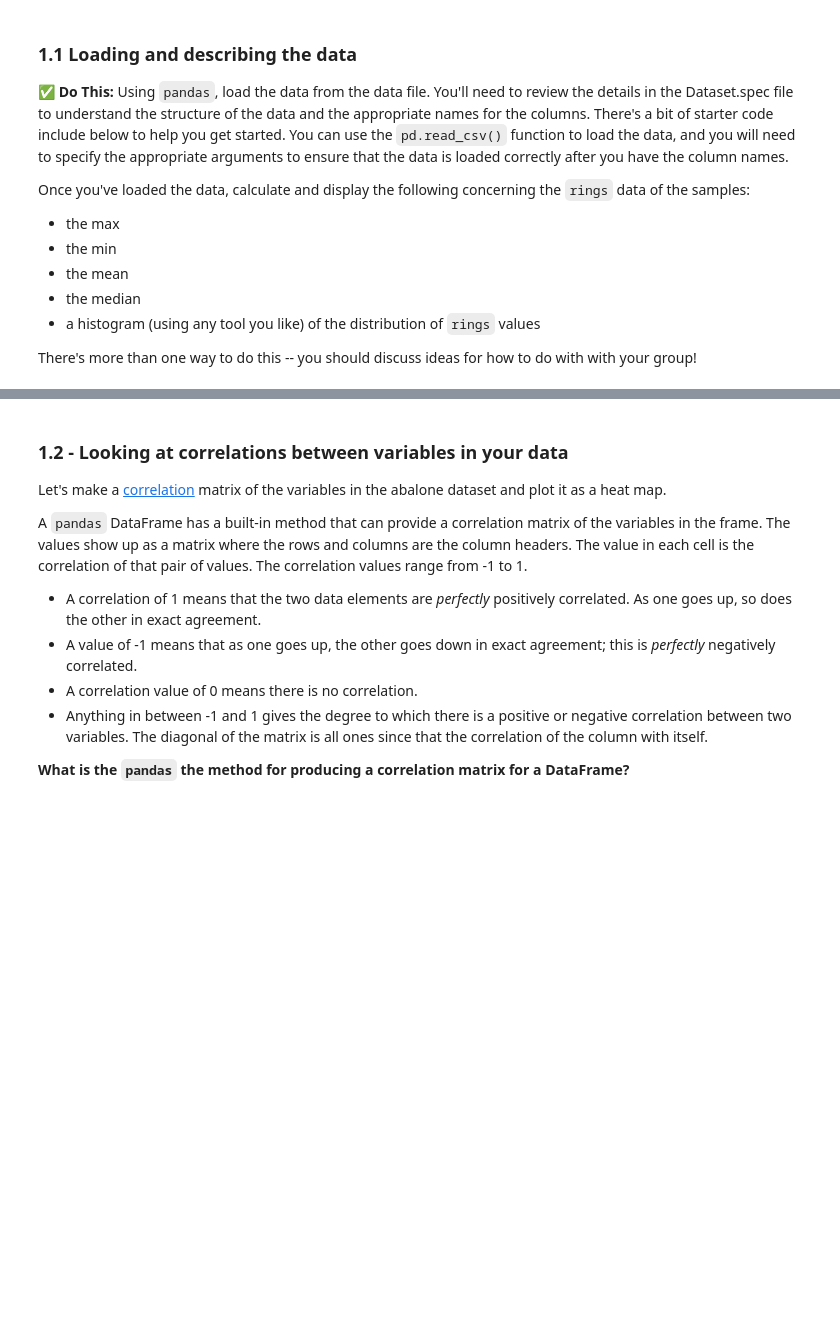
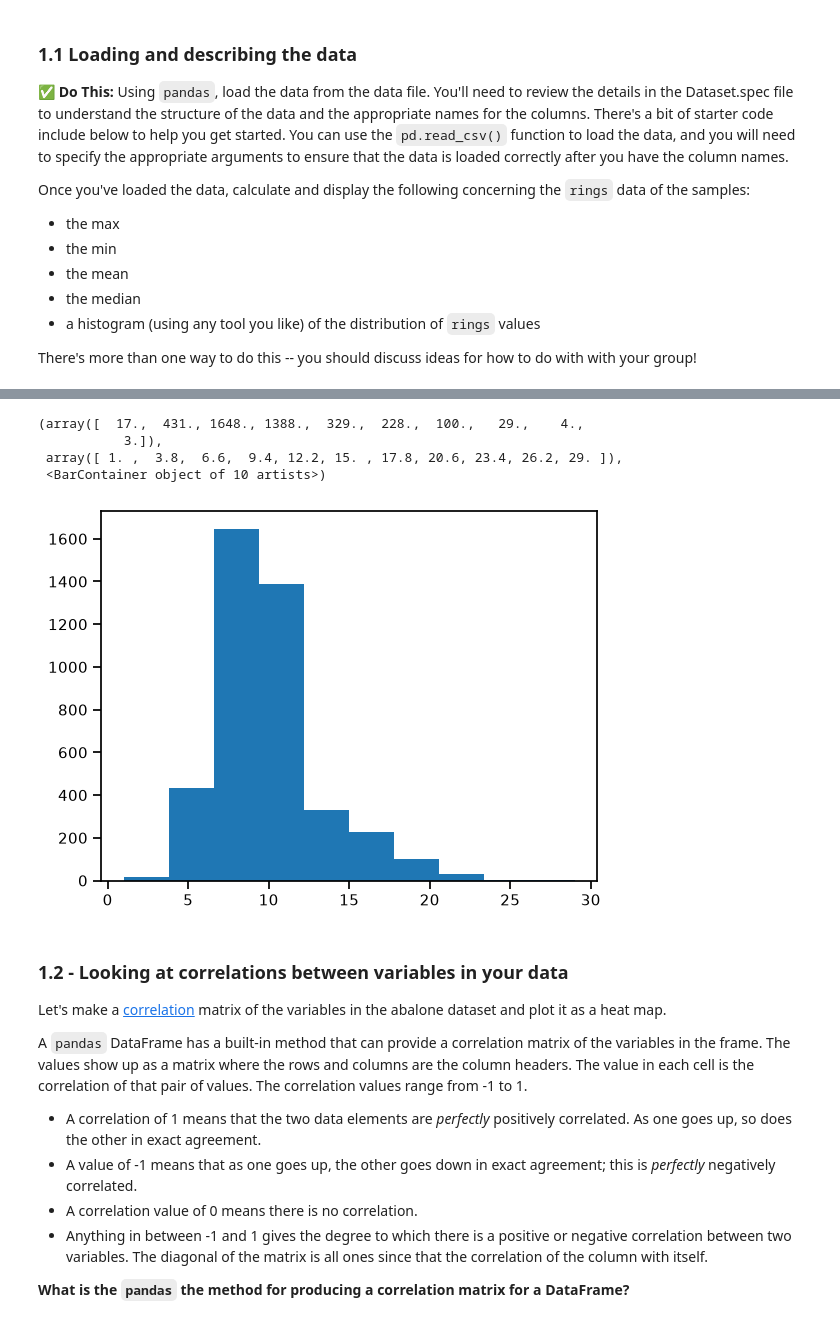
Before and after one commit to burlin25/CMSE202-f26-turnin, a Jupyter notebook: Day-13/Day-13_In-Class-Regression-STUDENT.ipynb, the cells around one changed output, grey strips where cells are left out. Drawn from its saved outputs; the diff is of its cells as text; code cells hidden in the pictures; blank space fills up the shorter version.

```diff
--- a/Day-13/Day-13_In-Class-Regression-STUDENT.ipynb
+++ b/Day-13/Day-13_In-Class-Regression-STUDENT.ipynb
@@ -91,8 +91,8 @@ import numpy as np
 sns.set_context("notebook")
 
 # You need to set up a list of column names to use when loading the data. The Dataset.spec file provides the details for the column names and their order.
-column_names = []
+column_names = ['sex','length', 'diameter', 'height', 'whole_weight', 'shucked_weight', 'viscera_weight', 'shell_weight', 'rings']
 
 # Once you have the column names, load the data using pandas.
-abalone = pd.read_csv(...) # Fill in the appropriate arguments to load the data with the correct column names.
+abalone = pd.read_csv('https://raw.githubusercontent.com/msu-cmse-courses/cmse202-supplemental-data/main/data/Dataset.data', delimiter = ' ', header = None, names = column_names) # Fill in the appropriate arguments to load the data with the correct column names.
 abalone.head()
@@ -99,5 +106,16 @@ abalone.head()
 # %%
 # Put your code here to print the summary statistics of the "rings" column in the abalone dataset and to make a histogram of the "rings" column.
+import statsmodels.api as sm
+import matplotlib.pyplot as plt
+abalone['rings'].describe()
+
+plt.hist(abalone['rings'])
+# %% [output]
+(array([  17.,  431., 1648., 1388.,  329.,  228.,  100.,   29.,    4.,
+           3.]),
+ array([ 1. ,  3.8,  6.6,  9.4, 12.2, 15. , 17.8, 20.6, 23.4, 26.2, 29. ]),
+ <BarContainer object of 10 artists>)
+[figure, added]
 # %% [markdown]
 ### 1.2 - Looking at correlations between variables in your data
 
```
Also changed, not shown: parts of 20 cells of this notebook, 2 other files.
